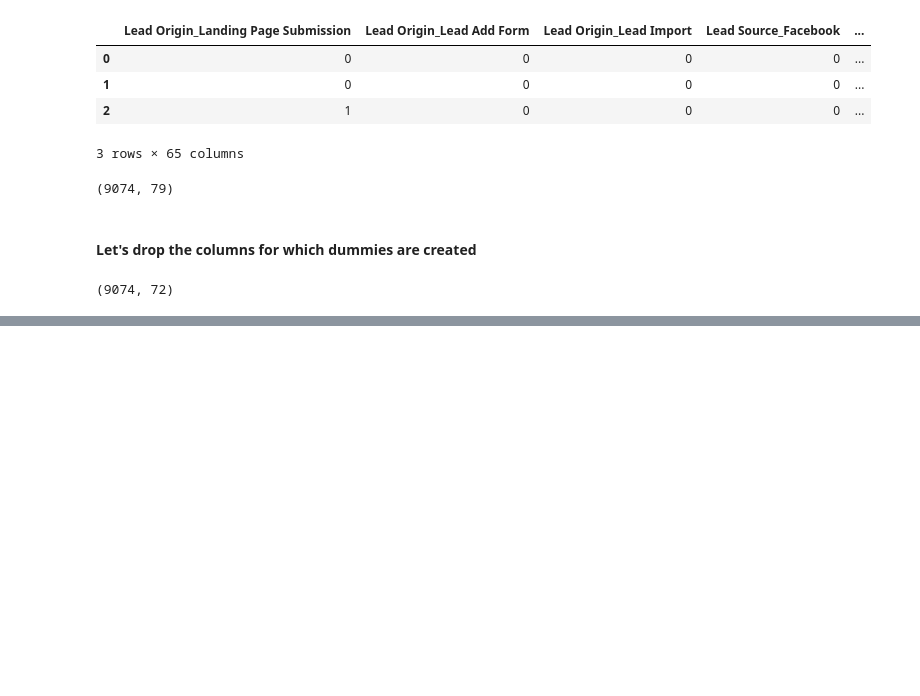
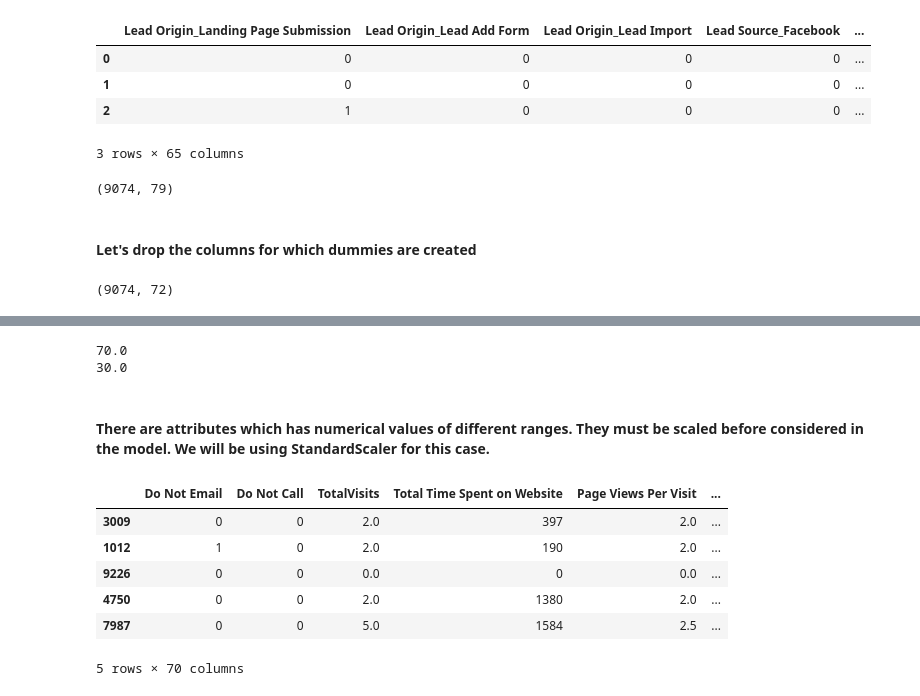
Before and after one commit to PrasunPK/lead-scoring-case-study, a Jupyter notebook: Case+Study.ipynb, the cells around one changed output, grey strips where cells are left out. Cells and saved outputs as stored; diff of their text form; code cells hidden in the pictures; blank space fills up the shorter version.

```diff
--- a/Case+Study.ipynb
+++ b/Case+Study.ipynb
@@ -1003,0 +998,9 @@ print(round(len(X_test) / len(leads) * 100, 1))
+# %%
+# Making sure the test-train spit is 30-70
+print(round(len(X_train) / len(leads) * 100, 1))
+print(round(len(X_test) / len(leads) * 100, 1))
+# %% [output]
+70.0
+30.0
+# %% [markdown]
+#### There are attributes which has numerical values of different ranges. They must be scaled before considered in the model. We will be using StandardScaler for this case.
@@ -1003,0 +1009,10 @@ print(round(len(X_test) / len(leads) * 100, 1))
+# %%
+X_train.head()
+# %% [output]
+|  | Do Not Email | Do Not Call | TotalVisits | Total Time Spent on Website | Page Views Per Visit | ... |
+| 3009 | 0 | 0 | 2.0 | 397 | 2.0 | ... |
+| 1012 | 1 | 0 | 2.0 | 190 | 2.0 | ... |
+| 9226 | 0 | 0 | 0.0 | 0 | 0.0 | ... |
+| 4750 | 0 | 0 | 2.0 | 1380 | 2.0 | ... |
+| 7987 | 0 | 0 | 5.0 | 1584 | 2.5 | ... |
+5 rows × 70 columns
```
Also changed, not shown: parts of 15 cells of this notebook.
